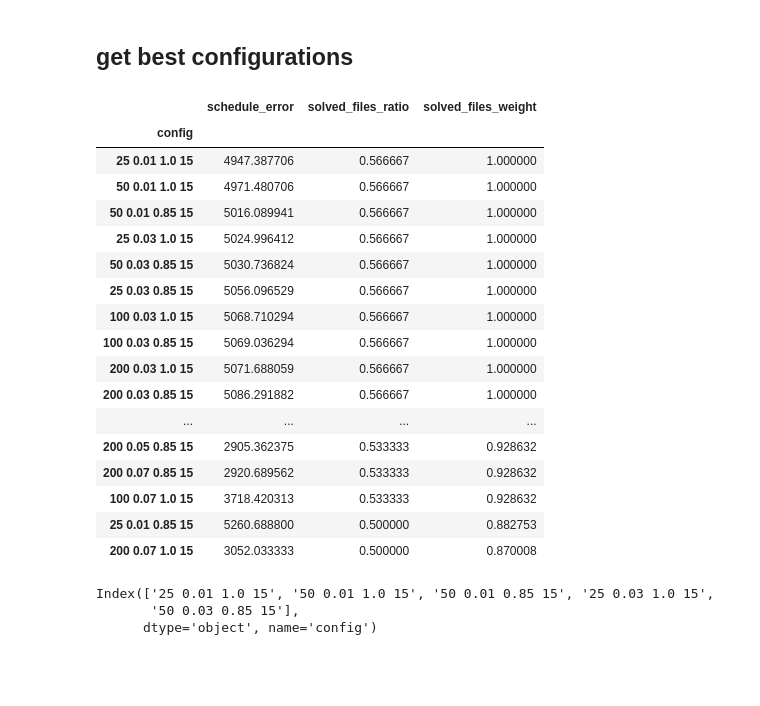
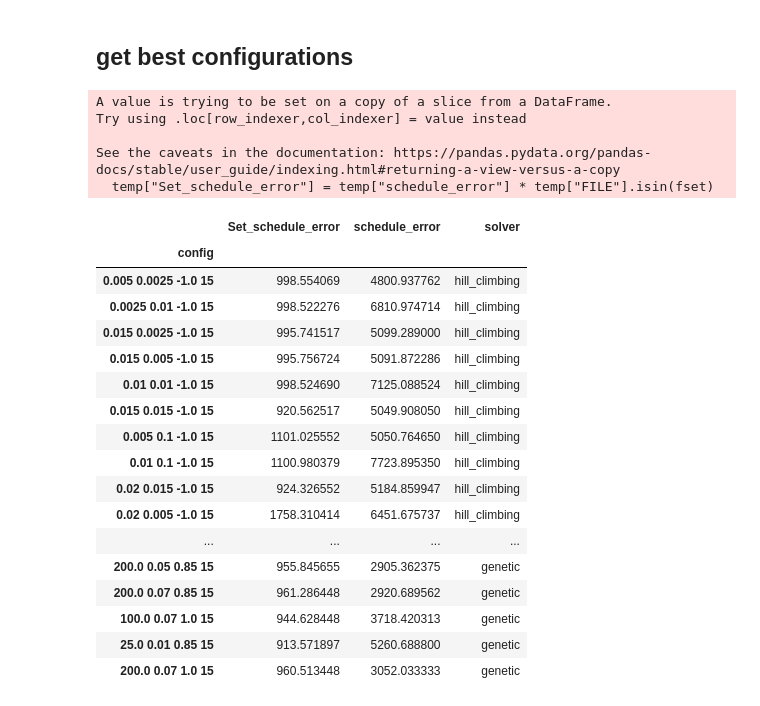
Before and after one commit to RedMoon32/Roadef2020Challenge, a Jupyter notebook: results_analysis.ipynb, the cells around one changed output. Saved outputs shown, nothing was run; the diff lists cells and outputs as text; code cells hidden in the pictures; blank space fills up the shorter version.

```diff
--- a/results_analysis.ipynb
+++ b/results_analysis.ipynb
@@ -112,7 +206,7 @@ res
 how many times each instance was solved:
 # %%
 files_solved_count = res[(res.minute == 15) & (res.is_solved == 1)].FILE.value_counts()
-files_solved_count = (100) - files_solved_count
+files_solved_count = 1 / files_solved_count
 files_solved_count /= files_solved_count.sum()
 files_solved_count = files_solved_count.rename('file_weight')
 files_solved_count
@@ -172,2 +249,0 @@ res
-# %%
-pd.set_option("max_rows", 59)
@@ -173,0 +297,5 @@ pd.set_option("max_rows", 59)
+# %%
+fset = set(res[res.minute == 15].FILE.unique())
+for file_arr in res[res.minute == 15].files_solved:
+    fset = fset & set(file_arr)
+fset
@@ -174,3 +304,6 @@ pd.set_option("max_rows", 59)
+# %%
+pd.set_option("display.min_rows", 100)
+pd.set_option("display.max_rows", 200)
 # %%
 res[(res["is_solved"]) & (res["base_path"] == "B")].FILE.unique()
 # %% [output]
@@ -200,47 +314,49 @@ res[(res["FILE"] == "B14") & (res["minute"] == 15) & (res["is_solved"])].reset_i
 # %%
 agg = {}
 
 def err_mean(error):
     arr = error.to_numpy()
     return -arr[arr != INF].mean()
 
 agg["constraint_error"] = err_mean
 agg["schedule_error"] = err_mean
 agg["is_solved"] = "sum"
+agg["solver"] = "first"
+
 agg["FILE"] = "count"
 agg["file_weight"] = "sum"
+agg["files_solved"] = "first"
 
 temp = res[res["minute"] == 15]
+temp["Set_schedule_error"] = temp["schedule_error"] * temp["FILE"].isin(fset)
+agg["Set_schedule_error"] = "mean"
 
 grouped = temp.groupby(temp["config"]).aggregate(agg)
 grouped = grouped.sort_values(by=["file_weight", "schedule_error"], ascending=False)
 grouped["schedule_error"] *= -1
 grouped = grouped.drop(columns=["constraint_error", "FILE"]).rename(columns={"is_solved": "solved_files_ratio", "file_weight": "solved_files_weight"})
-grouped["solved_files_ratio"] /= 30
-grouped
+grouped[["Set_schedule_error", "schedule_error", "solver"]]
 # %% [output]
+A value is trying to be set on a copy of a slice from a DataFrame.
+Try using .loc[row_indexer,col_indexer] = value instead
+
+See the caveats in the documentation: https://pandas.pydata.org/pandas-docs/stable/user_guide/indexing.html#returning-a-view-versus-a-copy
+  temp["Set_schedule_error"] = temp["schedule_error"] * temp["FILE"].isin(fset)
-|  | schedule_error | solved_files_ratio | solved_files_weight |
+|  | Set_schedule_error | schedule_error | solver |
 | config |  |  |  |
-| 25 0.01 1.0 15 | 4947.387706 | 0.566667 | 1.000000 |
-| 50 0.01 1.0 15 | 4971.480706 | 0.566667 | 1.000000 |
-| 50 0.01 0.85 15 | 5016.089941 | 0.566667 | 1.000000 |
-| 25 0.03 1.0 15 | 5024.996412 | 0.566667 | 1.000000 |
-| 50 0.03 0.85 15 | 5030.736824 | 0.566667 | 1.000000 |
-| 25 0.03 0.85 15 | 5056.096529 | 0.566667 | 1.000000 |
-| 100 0.03 1.0 15 | 5068.710294 | 0.566667 | 1.000000 |
-| 100 0.03 0.85 15 | 5069.036294 | 0.566667 | 1.000000 |
-| 200 0.03 1.0 15 | 5071.688059 | 0.566667 | 1.000000 |
-| 200 0.03 0.85 15 | 5086.291882 | 0.566667 | 1.000000 |
+| 0.005 0.0025 -1.0 15 | 998.554069 | 4800.937762 | hill_climbing |
+| 0.0025 0.01 -1.0 15 | 998.522276 | 6810.974714 | hill_climbing |
+| 0.015 0.0025 -1.0 15 | 995.741517 | 5099.289000 | hill_climbing |
+| 0.015 0.005 -1.0 15 | 995.756724 | 5091.872286 | hill_climbing |
+| 0.01 0.01 -1.0 15 | 998.524690 | 7125.088524 | hill_climbing |
+| 0.015 0.015 -1.0 15 | 920.562517 | 5049.908050 | hill_climbing |
+| 0.005 0.1 -1.0 15 | 1101.025552 | 5050.764650 | hill_climbing |
+| 0.01 0.1 -1.0 15 | 1100.980379 | 7723.895350 | hill_climbing |
+| 0.02 0.015 -1.0 15 | 924.326552 | 5184.859947 | hill_climbing |
+| 0.02 0.005 -1.0 15 | 1758.310414 | 6451.675737 | hill_climbing |
 | ... | ... | ... | ... |
-| 200 0.05 0.85 15 | 2905.362375 | 0.533333 | 0.928632 |
-| 200 0.07 0.85 15 | 2920.689562 | 0.533333 | 0.928632 |
-| 100 0.07 1.0 15 | 3718.420313 | 0.533333 | 0.928632 |
-| 25 0.01 0.85 15 | 5260.688800 | 0.500000 | 0.882753 |
-| 200 0.07 1.0 15 | 3052.033333 | 0.500000 | 0.870008 |
+| 200.0 0.05 0.85 15 | 955.845655 | 2905.362375 | genetic |
+| 200.0 0.07 0.85 15 | 961.286448 | 2920.689562 | genetic |
+| 100.0 0.07 1.0 15 | 944.628448 | 3718.420313 | genetic |
+| 25.0 0.01 0.85 15 | 913.571897 | 5260.688800 | genetic |
+| 200.0 0.07 1.0 15 | 960.513448 | 3052.033333 | genetic |
-# %%
-top_conf = grouped.index[:5]
-top_conf
-# %% [output]
-Index(['25 0.01 1.0 15', '50 0.01 1.0 15', '50 0.01 0.85 15', '25 0.03 1.0 15',
-       '50 0.03 0.85 15'],
-      dtype='object', name='config')
```
Also changed, not shown: parts of 39 cells of this notebook, 4 other files.
